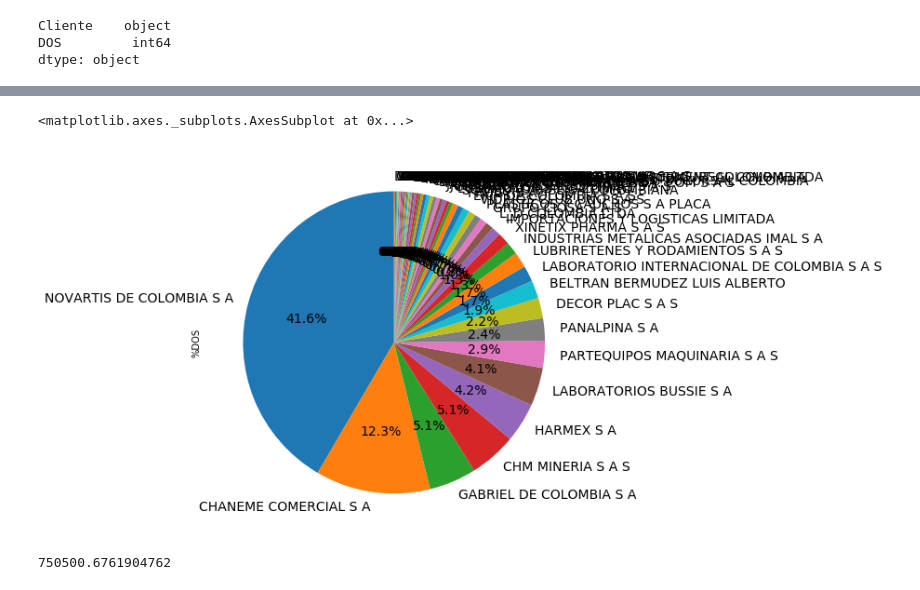
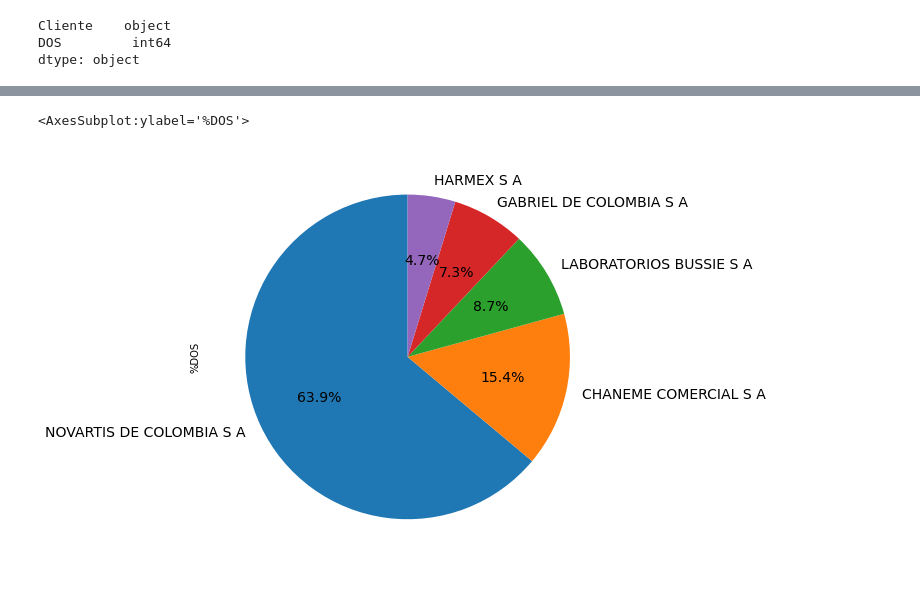
Before and after one commit to andresherrera9/PANDAS-, a Jupyter notebook: TRABAJO HECA.ipynb, the cells around one changed output, grey strips where cells are left out. Drawn from its saved outputs; the diff is of its cells as text; code cells hidden in the pictures.

```diff
--- a/TRABAJO HECA.ipynb
+++ b/TRABAJO HECA.ipynb
@@ -54,6 +32,6 @@ dtype: object
 # %%
 #Segunda lectura de documento (Reporte de facturas)
 
-df2 = pd.read_excel (r'/Users/gerenciafinanciera/Desktop/HECADUANAS/REPORTEFACTU.xls')
+df2 = pd.read_excel (r'/Users/gerenciafinanciera/Desktop/ADUANASCARGA/HECADUANAS/REPORTEFACTU.xls')
 df2["FACTURACION"] = df2["FACTURACION"].astype(int)
 # %%
@@ -174,6 +98,7 @@ df_final
 df_final.to_excel("TrabajoJefe.xlsx")
 # %%
 #Lectura de otro documento para unir junto a los otros dos
-df3 = pd.read_excel(r'/Users/gerenciafinanciera/Desktop/TRABAJOHECA/propios.xls')
+df3 = pd.read_excel(r'/Users/gerenciafinanciera/Desktop/ADUANASCARGA/HECADUANAS/propios.xls')
 df3["INGRESO PROPIO"] = df3["INGRESO PROPIO"].astype(int)
+df3.head()
 # %% [output]
@@ -181,3 +111,3 @@ FileNotFoundError: [Errno 2] No such file or directory: '/Users/gerenciafinancie
 # %%
-df_2= df_1.join(df3.set_index('Nombre de Cliente'), on='Nombre de Cliente')
+df_2= df_1.join(df3.set_index('Nombre de Cliente'), on='Cliente')
 # %%
@@ -225,5 +126,5 @@ Name: DOS, dtype: int64
 # %%
 df_2 ["%DOS"] = ((df_2["DOS"]) / df_2["DOS"].sum())*100
-df_2["%TERCEROS"] = ((df_2["PAGOS TERCEROS"]) / df_2["PAGOS TERCEROS"].sum())*100
+#df_2["%TERCEROS"] = ((df_2["Terceros"]) / df_2["Terceros"].sum())*100
 df_2["%PROPIO"] = ((df_2["INGRESO PROPIO"]) / df_2["INGRESO PROPIO"].sum())*100
 # %%
@@ -297,11 +168,13 @@ df_2.to_excel("Reporte Ingresos primer trimestre 2020.xlsx")
 # %%
 #Ploteo de datos de importancia.
+#Se busca la grafica que mejor se adapte a lo que requiere el cliente.
+#En estas graficas solo se tienen en cuenta a los 5 primeros clientes en terminos de DOS.
 
 import matplotlib.pyplot as plt
 plt.figure(figsize=(16,8))
 ax1 = plt.subplot(121, aspect='equal')
-df_2.plot(kind='pie', y = '%DOS', ax=ax1, autopct='%1.1f%%',
- startangle=90, shadow=False, labels=df_2['Nombre de Cliente'], legend = False, fontsize=14)
+df_2.head().plot(kind='pie', y = '%DOS', ax=ax1, autopct='%1.1f%%',
+startangle=90, shadow=False,labels=df_2['Cliente'], legend = False, fontsize=14)
 # %% [output]
-<matplotlib.axes._subplots.AxesSubplot at 0x...>
+<AxesSubplot:ylabel='%DOS'>
-[figure, old version]
+[figure, new version]
@@ -310,4 +180,0 @@ x = df_2["INGRESO PROPIO"].sum()
-# %%
-x / 840
-# %% [output]
-750500.6761904762
```
Also changed, not shown: parts of 21 cells of this notebook.
